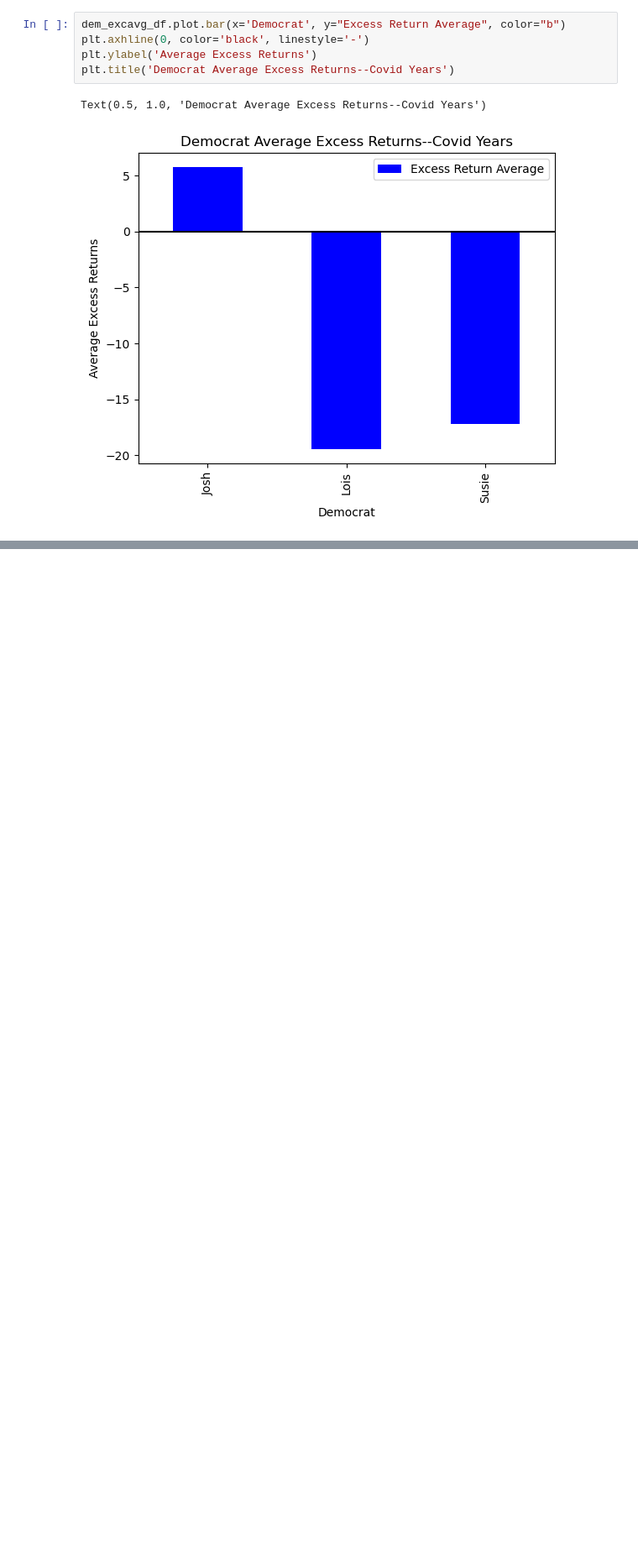
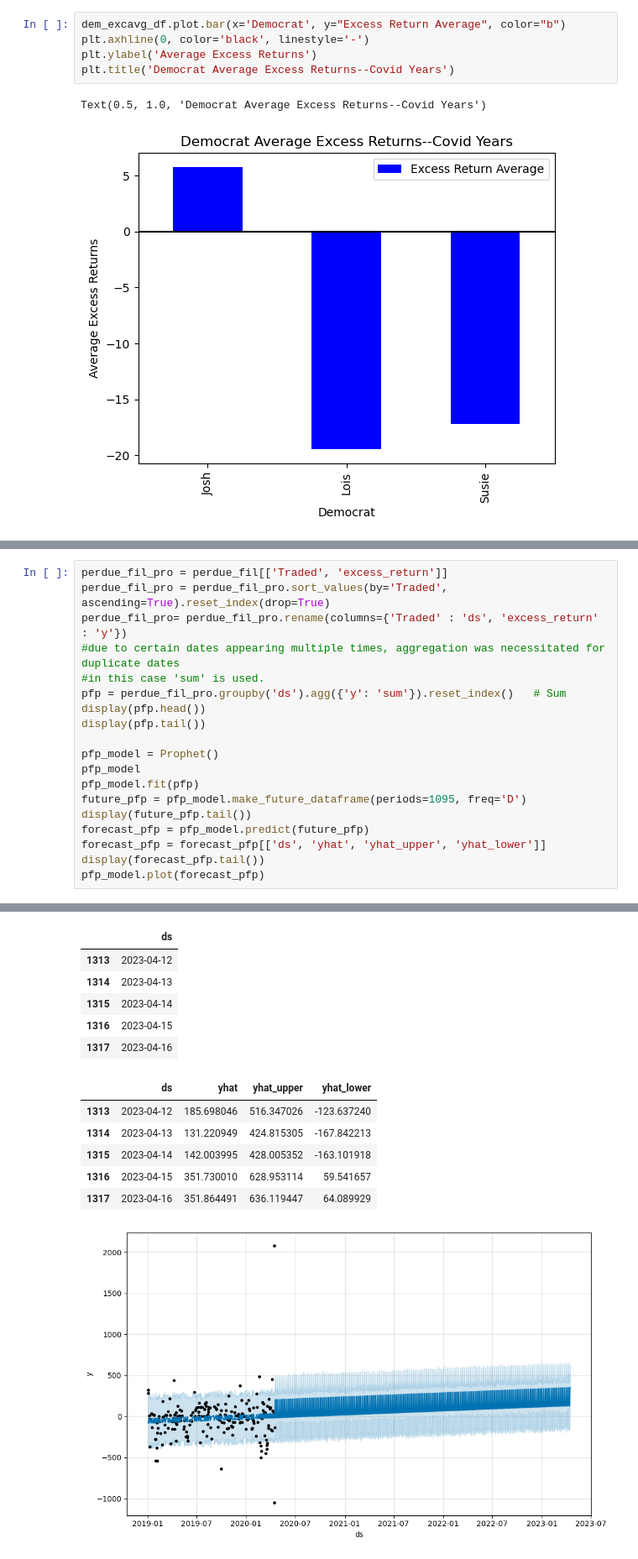
Before and after one commit to tsjohns9/ai-project-1, a Jupyter notebook: shayne.ipynb, the cells around one changed output, grey strips where cells are left out. Shown at 84% size. Cells and saved outputs as stored; diff of their text form; blank space fills up the shorter version.

```diff
--- a/shayne.ipynb
+++ b/shayne.ipynb
@@ -553,0 +631,20 @@ Text(0.5, 1.0, 'Democrat Average Excess Returns--Covid Years')
+# %%
+perdue_fil_pro = perdue_fil[['Traded', 'excess_return']]
+perdue_fil_pro = perdue_fil_pro.sort_values(by='Traded', ascending=True).reset_index(drop=True)
+perdue_fil_pro= perdue_fil_pro.rename(columns={'Traded' : 'ds', 'excess_return' : 'y'})
+#due to certain dates appearing multiple times, aggregation was necessitated for duplicate dates
+#in this case 'sum' is used.
+pfp = perdue_fil_pro.groupby('ds').agg({'y': 'sum'}).reset_index()   # Sum
+display(pfp.head())
+display(pfp.tail())
+
+pfp_model = Prophet()
+pfp_model
+pfp_model.fit(pfp)
+future_pfp = pfp_model.make_future_dataframe(periods=1095, freq='D')
+display(future_pfp.tail())
+forecast_pfp = pfp_model.predict(future_pfp)
+forecast_pfp = forecast_pfp[['ds', 'yhat', 'yhat_upper', 'yhat_lower']]
+display(forecast_pfp.tail())
+pfp_model.plot(forecast_pfp)
+# %% [output]
@@ -553,0 +665,13 @@ Text(0.5, 1.0, 'Democrat Average Excess Returns--Covid Years')
+|  | ds |
+| 1313 | 2023-04-12 |
+| 1314 | 2023-04-13 |
+| 1315 | 2023-04-14 |
+| 1316 | 2023-04-15 |
+| 1317 | 2023-04-16 |
+|  | ds | yhat | yhat_upper | yhat_lower |
+| 1313 | 2023-04-12 | 185.698046 | 516.347026 | -123.637240 |
+| 1314 | 2023-04-13 | 131.220949 | 424.815305 | -167.842213 |
+| 1315 | 2023-04-14 | 142.003995 | 428.005352 | -163.101918 |
+| 1316 | 2023-04-15 | 351.730010 | 628.953114 | 59.541657 |
+| 1317 | 2023-04-16 | 351.864491 | 636.119447 | 64.089929 |
+[figure, added]
```
Also changed, not shown: parts of 7 cells of this notebook.
